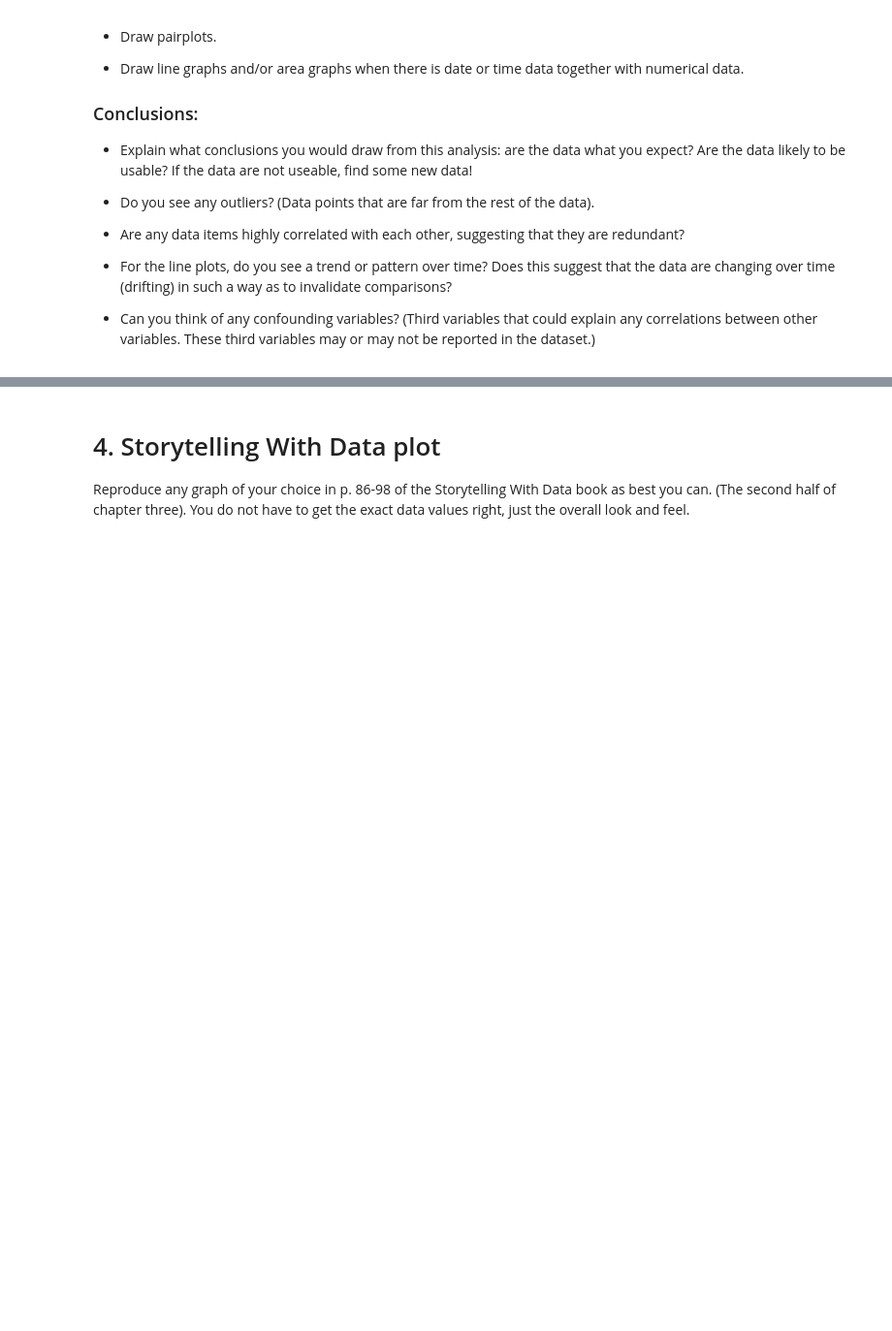
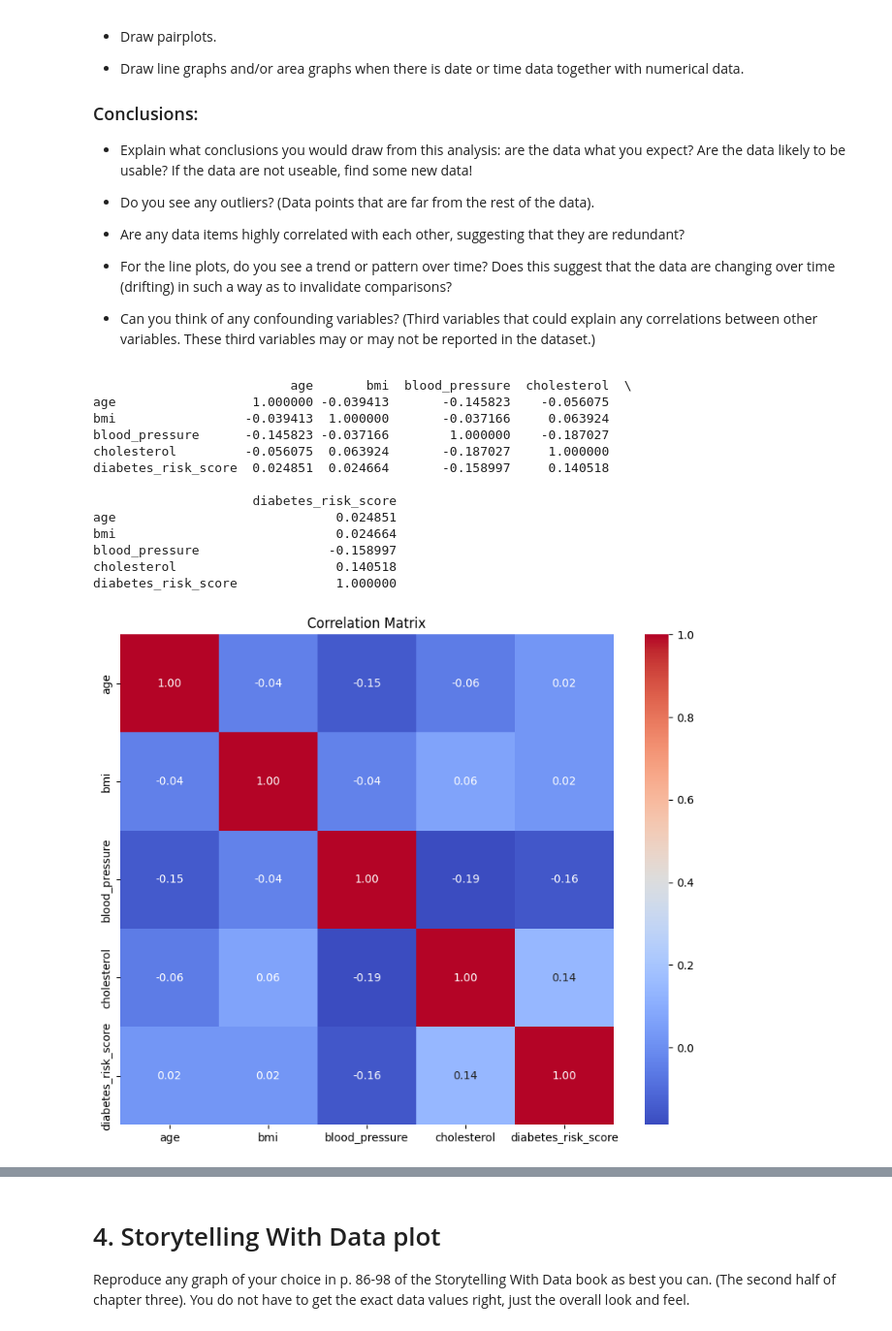
Before and after one commit to Ian123Ian595/Module-B-semester-2, a Jupyter notebook: Week6.ipynb, the cells around one changed output, grey strips where cells are left out. Shown at 97% size. Saved outputs shown, nothing was run; the diff lists cells and outputs as text; code cells hidden in the pictures; blank space fills up the shorter version.

```diff
--- a/Week6.ipynb
+++ b/Week6.ipynb
@@ -72,3 +73,43 @@ This week, you will do the same types of exercises as last week, but you should
 - For the line plots, do you see a trend or pattern over time?  Does this suggest that the data are changing over time (drifting) in such a way as to invalidate comparisons?
 
 - Can you think of any confounding variables?  (Third variables that could explain any correlations between other variables.  These third variables may or may not be reported in the dataset.)
+# %%
+df = pd.read_csv("diabetes_012_health_indicators_BRFSS2015.csv")
+
+#Correlation
+corr = df.corr()
+print(corr)
+
+plt.figure(figsize= (10,8))
+sns.heatmap(corr, annot=True, cmap="coolwarm", fmt=".2f")
+plt.title("Correlation Matrix")
+plt.show()
+
+#Scatter plot blood pressure vs risk
+sns.scatterplot(data=df, x="blood_pressure", y="diabetes_risk_score")
+plt.title("Blood Pressure vs Diabetes Risk Score")
+plt.show()
+
+#Scatter plot blood pressure vs cholesterol
+sns.scatterplot(data=df, x="blood_pressure", y="cholesterol")
+plt.title("Blood Pressure vs Cholesterol")
+plt.show()
+
+#pair plot
+sns.pairplot(df)
+plt.show()
+# %% [output]
+                          age       bmi  blood_pressure  cholesterol  \
+age                  1.000000 -0.039413       -0.145823    -0.056075
+bmi                 -0.039413  1.000000       -0.037166     0.063924
+blood_pressure      -0.145823 -0.037166        1.000000    -0.187027
+cholesterol         -0.056075  0.063924       -0.187027     1.000000
+diabetes_risk_score  0.024851  0.024664       -0.158997     0.140518
+
+                     diabetes_risk_score
+age                             0.024851
+bmi                             0.024664
+blood_pressure                 -0.158997
+cholesterol                     0.140518
+diabetes_risk_score             1.000000
+[figure, added]
```
Also changed, not shown: parts of 5 cells of this notebook.
